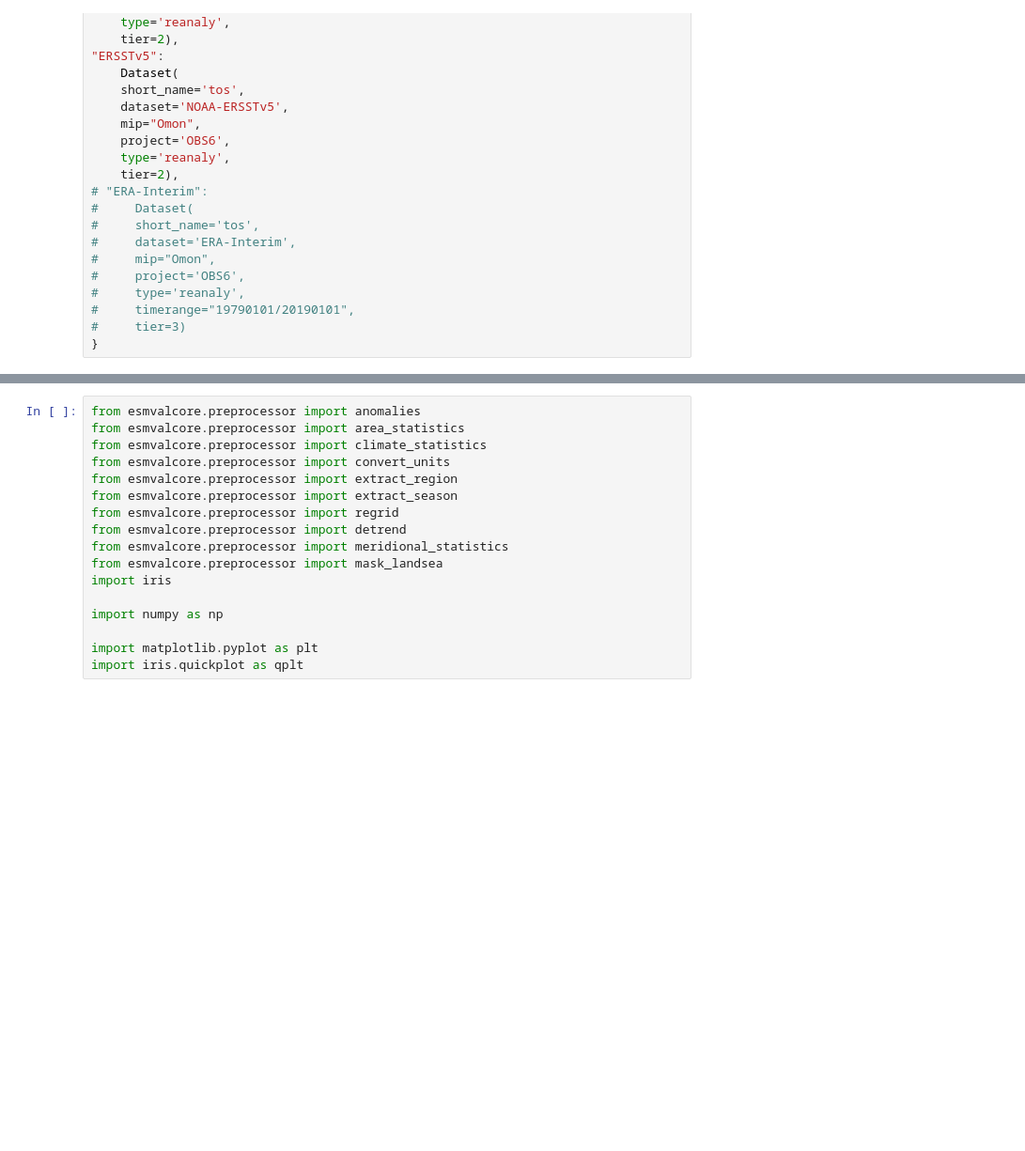
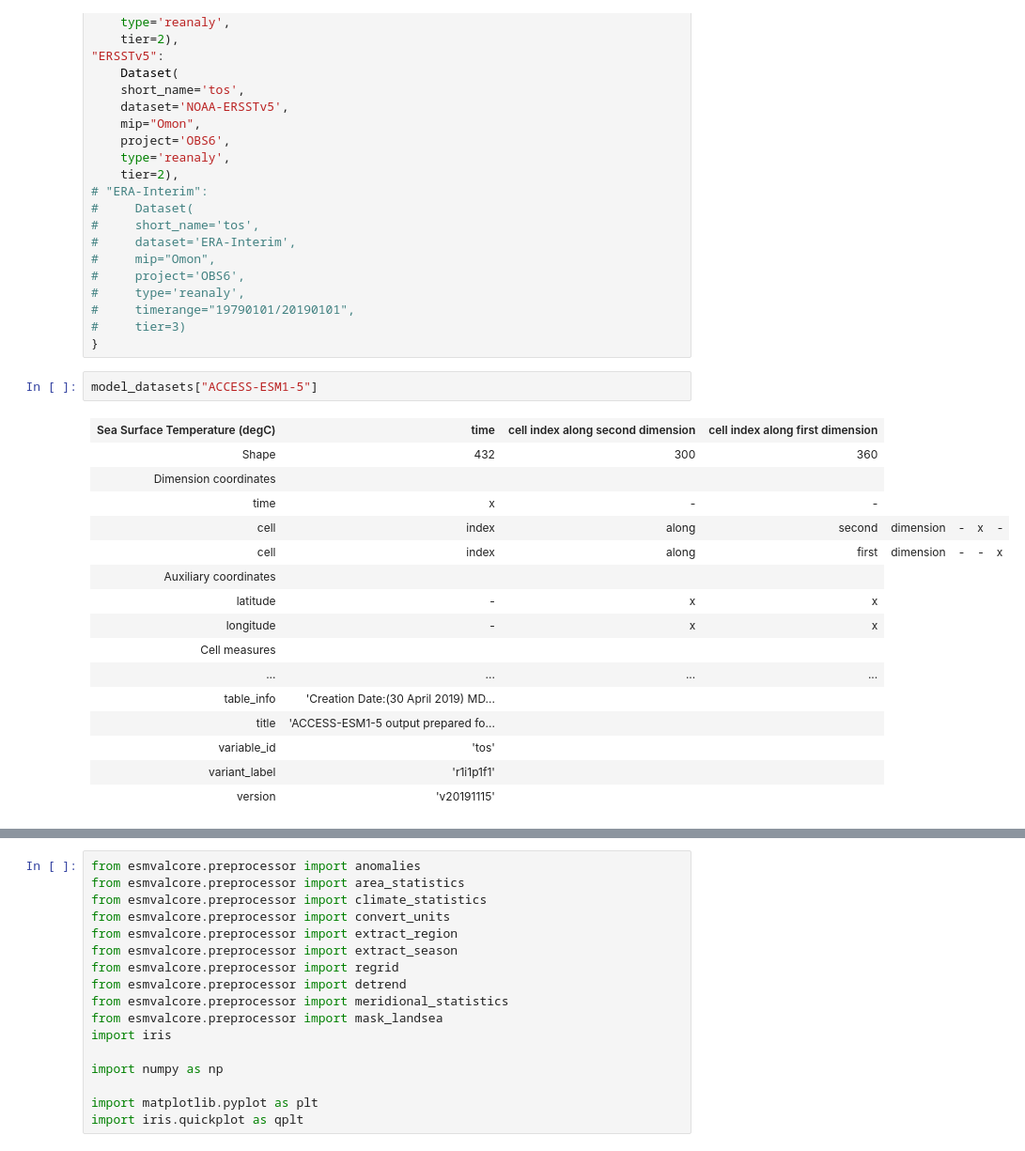
Before and after one commit to ACCESS-NRI/ENSO_recipes, a Jupyter notebook: 12-ENSO_seasonality.ipynb, the cells around one changed output, grey strips where cells are left out. Shown at 94% size. Drawn from its saved outputs; the diff is of its cells as text; blank space fills up the shorter version.

```diff
--- a/12-ENSO_seasonality.ipynb
+++ b/12-ENSO_seasonality.ipynb
@@ -59,6 +59,25 @@ obs_datasets = {
 #     timerange="19790101/20190101",
 #     tier=3)
 }
+# %%
+model_datasets["ACCESS-ESM1-5"]
+# %% [output]
+| Sea Surface Temperature (degC) | time | cell index along second dimension | cell index along first dimension |
+| Shape | 432 | 300 | 360 |
+| Dimension coordinates |  |  |  |
+| time | x | - | - |
+| cell | index | along | second | dimension | - | x | - |
+| cell | index | along | first | dimension | - | - | x |
+| Auxiliary coordinates |  |  |  |
+| latitude | - | x | x |
+| longitude | - | x | x |
+| Cell measures |  |  |  |
+| ... | ... | ... | ... |
+| table_info | 'Creation Date:(30 April 2019) MD... |  |  |
+| title | 'ACCESS-ESM1-5 output prepared fo... |  |  |
+| variable_id | 'tos' |  |  |
+| variant_label | 'r1i1p1f1' |  |  |
+| version | 'v20191115' |  |  |
 # %%
 model_datasets = {name: dataset.load() for name, dataset in model_datasets.items()}
 obs_datasets = {name: dataset.load() for name, dataset in obs_datasets.items()}
```
Also changed, not shown: parts of 6 cells of this notebook, 5 other files.
